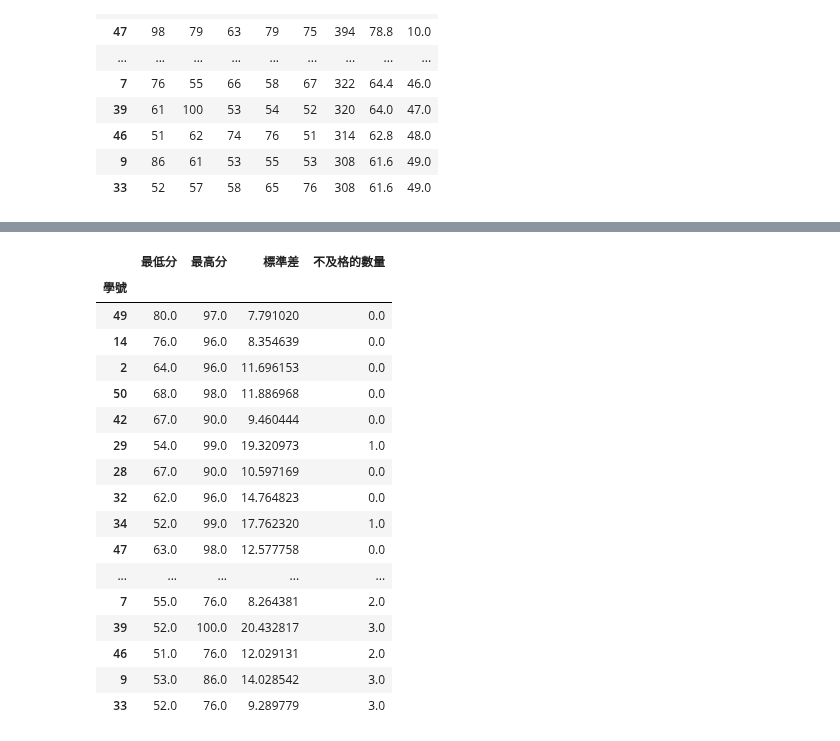
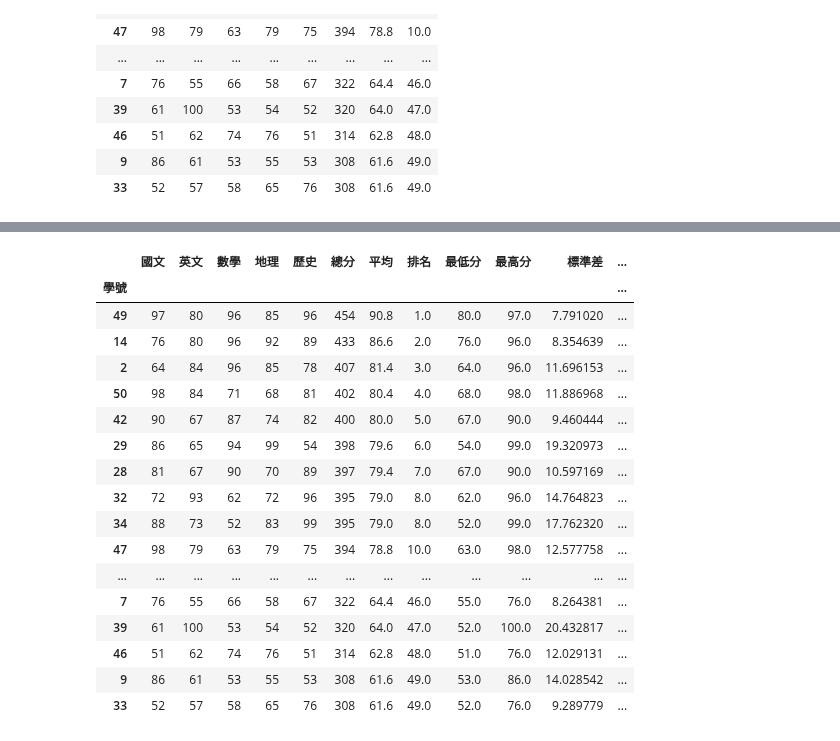
Before and after one commit to jessiehsu731/python_analysis, a Jupyter notebook: lesson8/lesson8_5.ipynb, the cells around one changed output, grey strips where cells are left out. Drawn from its saved outputs; the diff is of its cells as text; code cells hidden in the pictures.

```diff
--- a/lesson8/lesson8_5.ipynb
+++ b/lesson8/lesson8_5.ipynb
@@ -153,25 +153,26 @@ dtype: int32
 # %%
 def score_list(row) -> int:
     less_60_count = len(row[row < 60])
     return pd.Series([row.min(),row.max(),row.std(),less_60_count],index=['最低分','最高分','標準差','不及格的數量'])
 
-df1[['國文','英文','數學','地理','歷史']].apply(score_list, axis=1)
+df2 = df1[['國文','英文','數學','地理','歷史']].apply(score_list, axis=1)
+pd.concat([df1,df2],axis=1)
 # %% [output]
-|  | 最低分 | 最高分 | 標準差 | 不及格的數量 |
-| 學號 |  |  |  |  |
-| 49 | 80.0 | 97.0 | 7.791020 | 0.0 |
-| 14 | 76.0 | 96.0 | 8.354639 | 0.0 |
-| 2 | 64.0 | 96.0 | 11.696153 | 0.0 |
-| 50 | 68.0 | 98.0 | 11.886968 | 0.0 |
-| 42 | 67.0 | 90.0 | 9.460444 | 0.0 |
-| 29 | 54.0 | 99.0 | 19.320973 | 1.0 |
-| 28 | 67.0 | 90.0 | 10.597169 | 0.0 |
-| 32 | 62.0 | 96.0 | 14.764823 | 0.0 |
-| 34 | 52.0 | 99.0 | 17.762320 | 1.0 |
-| 47 | 63.0 | 98.0 | 12.577758 | 0.0 |
-| ... | ... | ... | ... | ... |
-| 7 | 55.0 | 76.0 | 8.264381 | 2.0 |
-| 39 | 52.0 | 100.0 | 20.432817 | 3.0 |
-| 46 | 51.0 | 76.0 | 12.029131 | 2.0 |
-| 9 | 53.0 | 86.0 | 14.028542 | 3.0 |
-| 33 | 52.0 | 76.0 | 9.289779 | 3.0 |
+|  | 國文 | 英文 | 數學 | 地理 | 歷史 | 總分 | 平均 | 排名 | 最低分 | 最高分 | 標準差 | ... |
+| 學號 |  |  |  |  |  |  |  |  |  |  |  | ... |
+| 49 | 97 | 80 | 96 | 85 | 96 | 454 | 90.8 | 1.0 | 80.0 | 97.0 | 7.791020 | ... |
+| 14 | 76 | 80 | 96 | 92 | 89 | 433 | 86.6 | 2.0 | 76.0 | 96.0 | 8.354639 | ... |
+| 2 | 64 | 84 | 96 | 85 | 78 | 407 | 81.4 | 3.0 | 64.0 | 96.0 | 11.696153 | ... |
+| 50 | 98 | 84 | 71 | 68 | 81 | 402 | 80.4 | 4.0 | 68.0 | 98.0 | 11.886968 | ... |
+| 42 | 90 | 67 | 87 | 74 | 82 | 400 | 80.0 | 5.0 | 67.0 | 90.0 | 9.460444 | ... |
+| 29 | 86 | 65 | 94 | 99 | 54 | 398 | 79.6 | 6.0 | 54.0 | 99.0 | 19.320973 | ... |
+| 28 | 81 | 67 | 90 | 70 | 89 | 397 | 79.4 | 7.0 | 67.0 | 90.0 | 10.597169 | ... |
+| 32 | 72 | 93 | 62 | 72 | 96 | 395 | 79.0 | 8.0 | 62.0 | 96.0 | 14.764823 | ... |
+| 34 | 88 | 73 | 52 | 83 | 99 | 395 | 79.0 | 8.0 | 52.0 | 99.0 | 17.762320 | ... |
+| 47 | 98 | 79 | 63 | 79 | 75 | 394 | 78.8 | 10.0 | 63.0 | 98.0 | 12.577758 | ... |
+| ... | ... | ... | ... | ... | ... | ... | ... | ... | ... | ... | ... | ... |
+| 7 | 76 | 55 | 66 | 58 | 67 | 322 | 64.4 | 46.0 | 55.0 | 76.0 | 8.264381 | ... |
+| 39 | 61 | 100 | 53 | 54 | 52 | 320 | 64.0 | 47.0 | 52.0 | 100.0 | 20.432817 | ... |
+| 46 | 51 | 62 | 74 | 76 | 51 | 314 | 62.8 | 48.0 | 51.0 | 76.0 | 12.029131 | ... |
+| 9 | 86 | 61 | 53 | 55 | 53 | 308 | 61.6 | 49.0 | 53.0 | 86.0 | 14.028542 | ... |
+| 33 | 52 | 57 | 58 | 65 | 76 | 308 | 61.6 | 49.0 | 52.0 | 76.0 | 9.289779 | ... |
```
